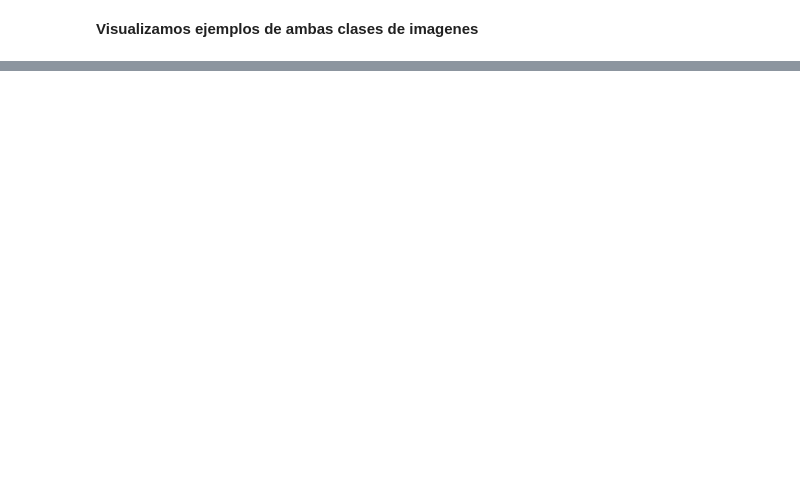
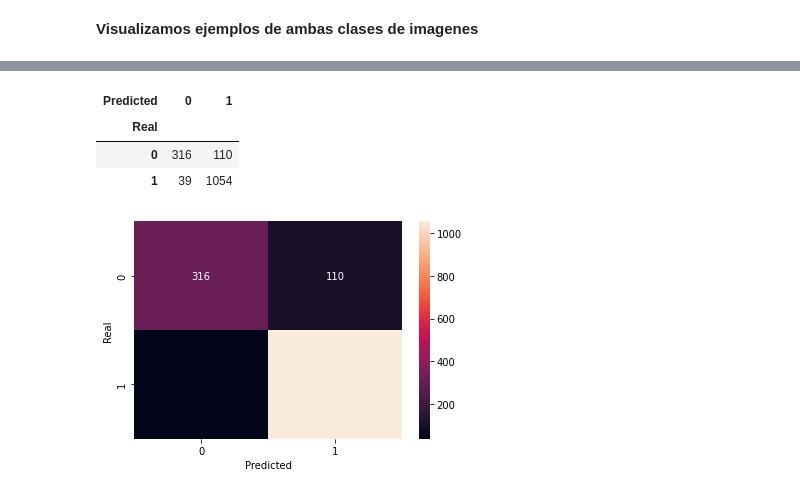
Before and after one commit to amiguelhdz/dataScience, a Jupyter notebook: notebooks/PerceptronClasificadorCancerEsofago.ipynb, the cells around one changed output, grey strips where cells are left out. Drawn from its saved outputs; the diff is of its cells as text; code cells hidden in the pictures; blank space fills up the shorter version.

Commit message:
Entrenamiento del modelo

```diff
--- a/notebooks/PerceptronClasificadorCancerEsofago.ipynb
+++ b/notebooks/PerceptronClasificadorCancerEsofago.ipynb
@@ -247,0 +321,5 @@ NameError: name 'dfids' is not defined
+# %%
+model = Perceptron(max_iter=1000, random_state=0, verbose=False)
+model.fit(X_train, y_train)
+
+print("Iterations: ", model.n_iter_)
@@ -247,0 +352,3 @@ NameError: name 'dfids' is not defined
+# %%
+y_predict = model.predict(X_test)  # Clasifica cada imagen de X_test
+y_predict[:20]
@@ -247,0 +366,6 @@ NameError: name 'dfids' is not defined
+# %%
+data = {'Y_Real':  y_test,
+        'Y_Prediccion':y_predict
+        }
+df = pd.DataFrame(data)
+df
@@ -247,0 +386,18 @@ NameError: name 'dfids' is not defined
+# %%
+# Matriz de confusión
+
+confusion_matrix = pd.crosstab(df['Y_Real'],
+                               df['Y_Prediccion'],
+                               rownames=['Real'],
+                               colnames=['Predicted'])
+confusion_matrix
+# %% [output]
+| Predicted | 0 | 1 |
+| Real |  |  |
+| 0 | 316 | 110 |
+| 1 | 39 | 1054 |
+# %%
+sns.heatmap(confusion_matrix, annot=True, fmt='g')
+plt.show()
+# %% [output]
+[figure, added]
```
Also changed, not shown: parts of 32 cells of this notebook, 5 other files.
